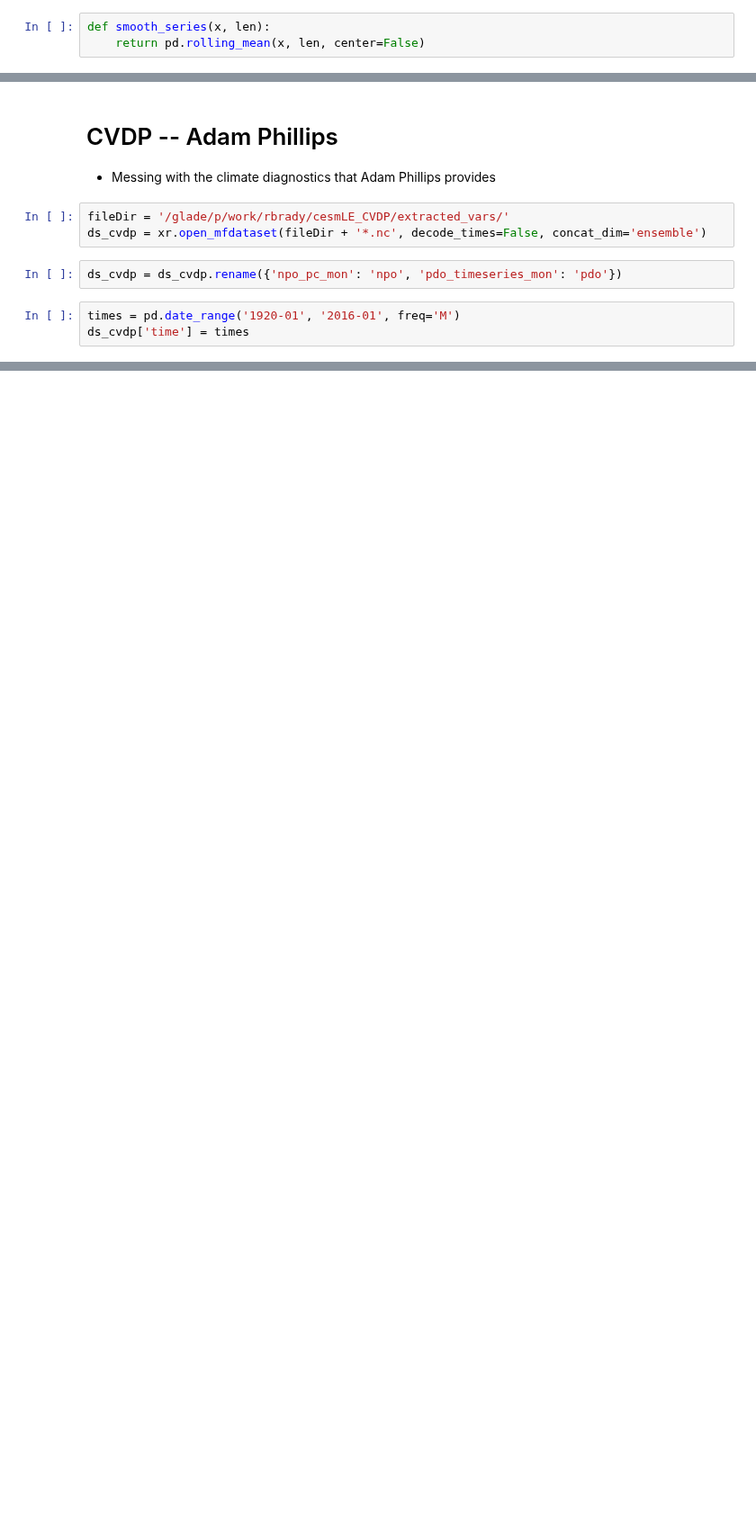
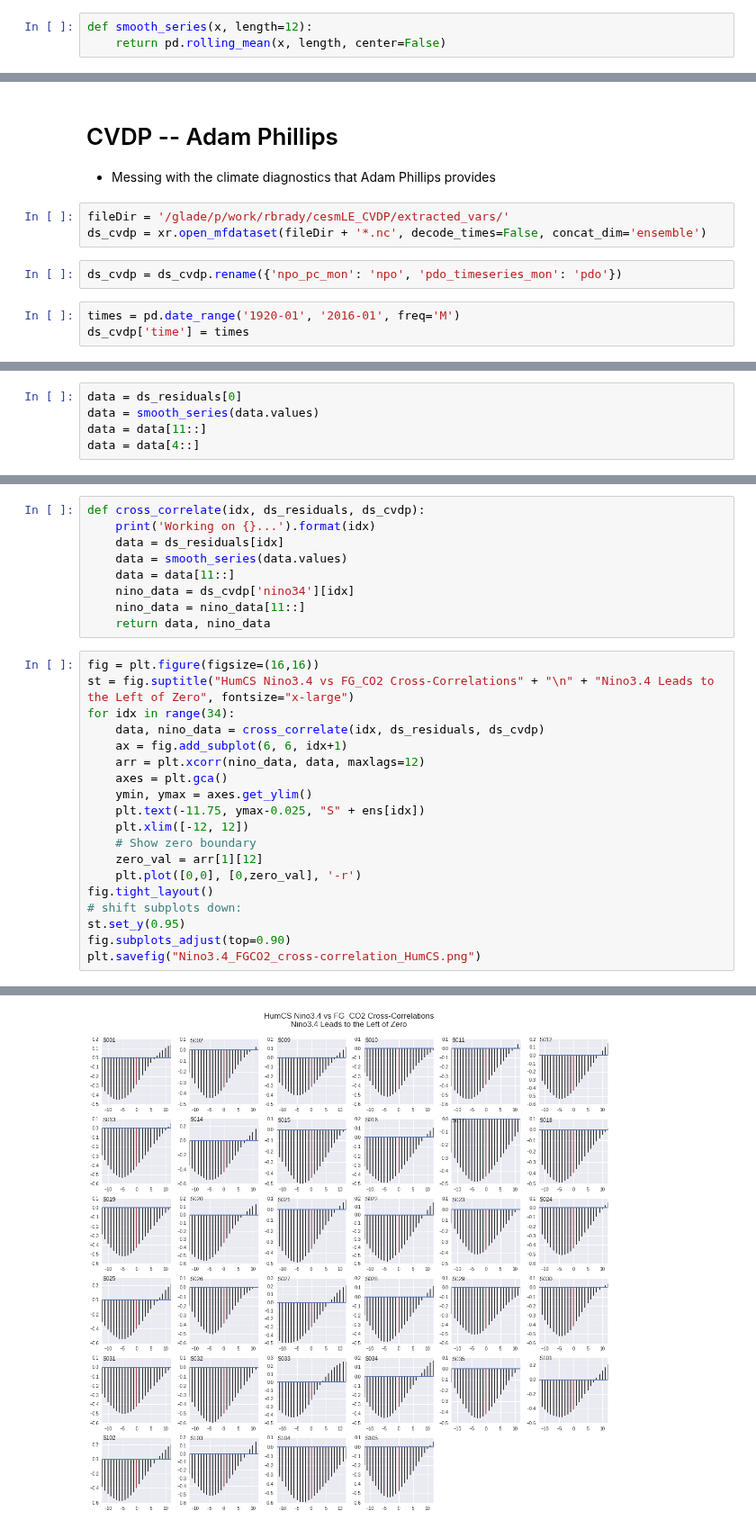
Before and after one commit to bradyrx/EBUS_BGC_Variability, a Jupyter notebook: notebooks/EBUS-ENSO-timeseries-analysis.ipynb, the cells around one changed output, grey strips where cells are left out. Shown at 90% size. Drawn from its saved outputs; the diff is of its cells as text; blank space fills up the shorter version.

Commit message:
Cross-correlations

```diff
--- a/notebooks/EBUS-ENSO-timeseries-analysis.ipynb
+++ b/notebooks/EBUS-ENSO-timeseries-analysis.ipynb
@@ -46,8 +55,8 @@ def compute_correlations(carbonData, climateData):
     slope, intercept, r_value, p_value, std_err = stats.linregress(climateData, carbonData)
     return slope, r_value, r_value**2, p_value
 # %%
-def smooth_series(x, len):
-    return pd.rolling_mean(x, len, center=False)
+def smooth_series(x, length=12):
+    return pd.rolling_mean(x, length, center=False)
 # %%
 def drop_ensemble_dim(ds, x):
     ds[x] = (('nlat','nlon'), ds[x][0])
@@ -312,0 +286,5 @@ with sns.axes_style("white"):
+# %%
+data = ds_residuals[0]
+data = smooth_series(data.values)
+data = data[11::]
+data = data[4::]
@@ -312,0 +297,29 @@ with sns.axes_style("white"):
+# %%
+def cross_correlate(idx, ds_residuals, ds_cvdp):
+    print('Working on {}...').format(idx)
+    data = ds_residuals[idx]
+    data = smooth_series(data.values)
+    data = data[11::]
+    nino_data = ds_cvdp['nino34'][idx]
+    nino_data = nino_data[11::]
+    return data, nino_data
+# %%
+fig = plt.figure(figsize=(16,16))
+st = fig.suptitle("HumCS Nino3.4 vs FG_CO2 Cross-Correlations" + "\n" + "Nino3.4 Leads to the Left of Zero", fontsize="x-large")
+for idx in range(34):
+    data, nino_data = cross_correlate(idx, ds_residuals, ds_cvdp)
+    ax = fig.add_subplot(6, 6, idx+1)
+    arr = plt.xcorr(nino_data, data, maxlags=12)
+    axes = plt.gca()
+    ymin, ymax = axes.get_ylim()
+    plt.text(-11.75, ymax-0.025, "S" + ens[idx])
+    plt.xlim([-12, 12])
+    # Show zero boundary
+    zero_val = arr[1][12]
+    plt.plot([0,0], [0,zero_val], '-r')
+fig.tight_layout()
+# shift subplots down:
+st.set_y(0.95)
+fig.subplots_adjust(top=0.90)
+plt.savefig("Nino3.4_FGCO2_cross-correlation_HumCS.png")
+# %% [output]
@@ -312,0 +344 @@ with sns.axes_style("white"):
+[figure, added]
```
Also changed, not shown: parts of 25 cells of this notebook, 7 other files.
